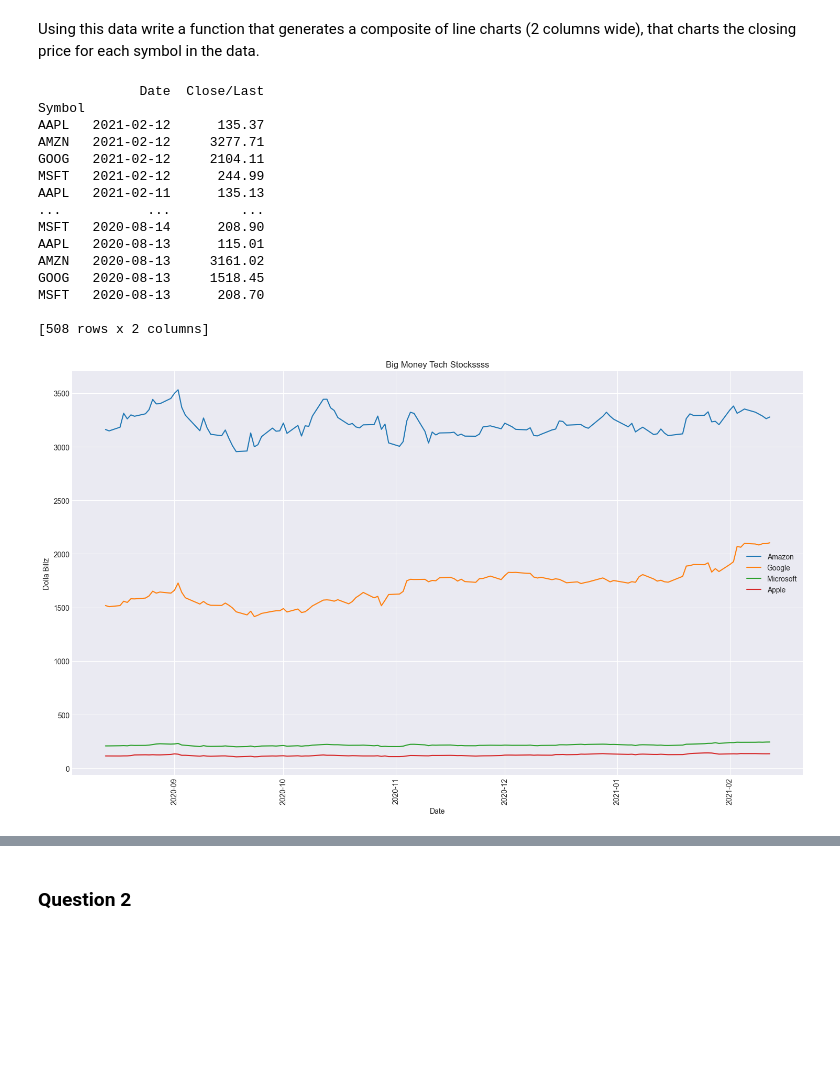
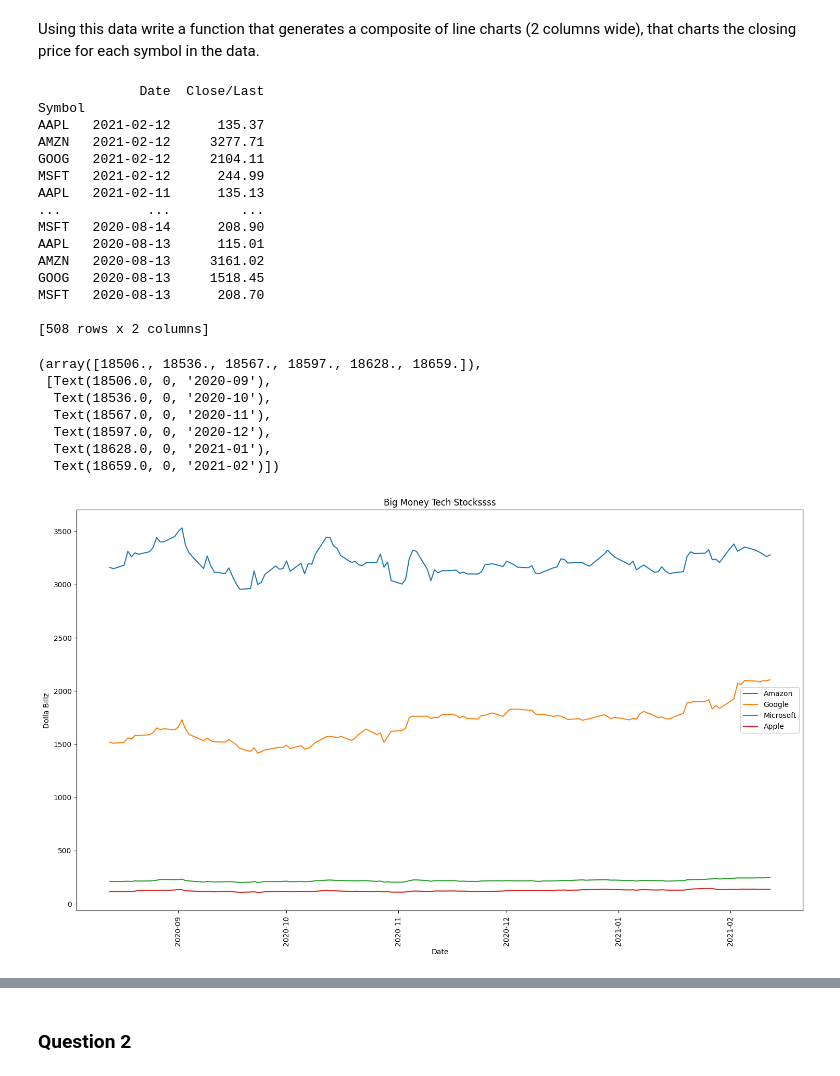
Before and after one commit to menyeart/python-fundamentals, a Jupyter notebook: 31 - Matplotlib/06 - Exercises/01 - Exercises.ipynb, the cells around one changed output, grey strips where cells are left out. Saved outputs shown, nothing was run; the diff lists cells and outputs as text; code cells hidden in the pictures; blank space fills up the shorter version.

```diff
--- a/31 - Matplotlib/06 - Exercises/01 - Exercises.ipynb
+++ b/31 - Matplotlib/06 - Exercises/01 - Exercises.ipynb
@@ -33,34 +33,41 @@ y_pts_AMZN = df.loc['AMZN']['Close/Last'].values
 y_pts_MSFT = df.loc['MSFT']['Close/Last'].values
 
 plt.rcParams['figure.figsize'] = [18, 10]
-fix, ax = plt.subplots()
+fig, ax = plt.subplots()
 
 ax.plot(x_pts, y_pts_AMZN, label = 'Amazon')
 ax.plot(x_pts, y_pts_GOOG, label = 'Google')
 ax.plot(x_pts, y_pts_MSFT, label = 'Microsoft')
 ax.plot(x_pts, y_pts_AAPL, label = 'Apple')
 
 ax.set_title("Big Money Tech Stockssss")
 ax.legend()
 ax.set_xlabel('Date')
 ax.set_ylabel('Dolla Billz')
 ax.tick_params(axis='x', which='minor', bottom=True)
 
 plt.xticks(rotation=90)
 # %% [output]
              Date  Close/Last
 Symbol
 AAPL   2021-02-12      135.37
 AMZN   2021-02-12     3277.71
 GOOG   2021-02-12     2104.11
 MSFT   2021-02-12      244.99
 AAPL   2021-02-11      135.13
 ...           ...         ...
 MSFT   2020-08-14      208.90
 AAPL   2020-08-13      115.01
 AMZN   2020-08-13     3161.02
 GOOG   2020-08-13     1518.45
 MSFT   2020-08-13      208.70
 
 [508 rows x 2 columns]
+(array([18506., 18536., 18567., 18597., 18628., 18659.]),
+ [Text(18506.0, 0, '2020-09'),
+  Text(18536.0, 0, '2020-10'),
+  Text(18567.0, 0, '2020-11'),
+  Text(18597.0, 0, '2020-12'),
+  Text(18628.0, 0, '2021-01'),
+  Text(18659.0, 0, '2021-02')])
-[figure, old version]
+[figure, new version]
```
Also changed, not shown: parts of 1 cell of this notebook.
